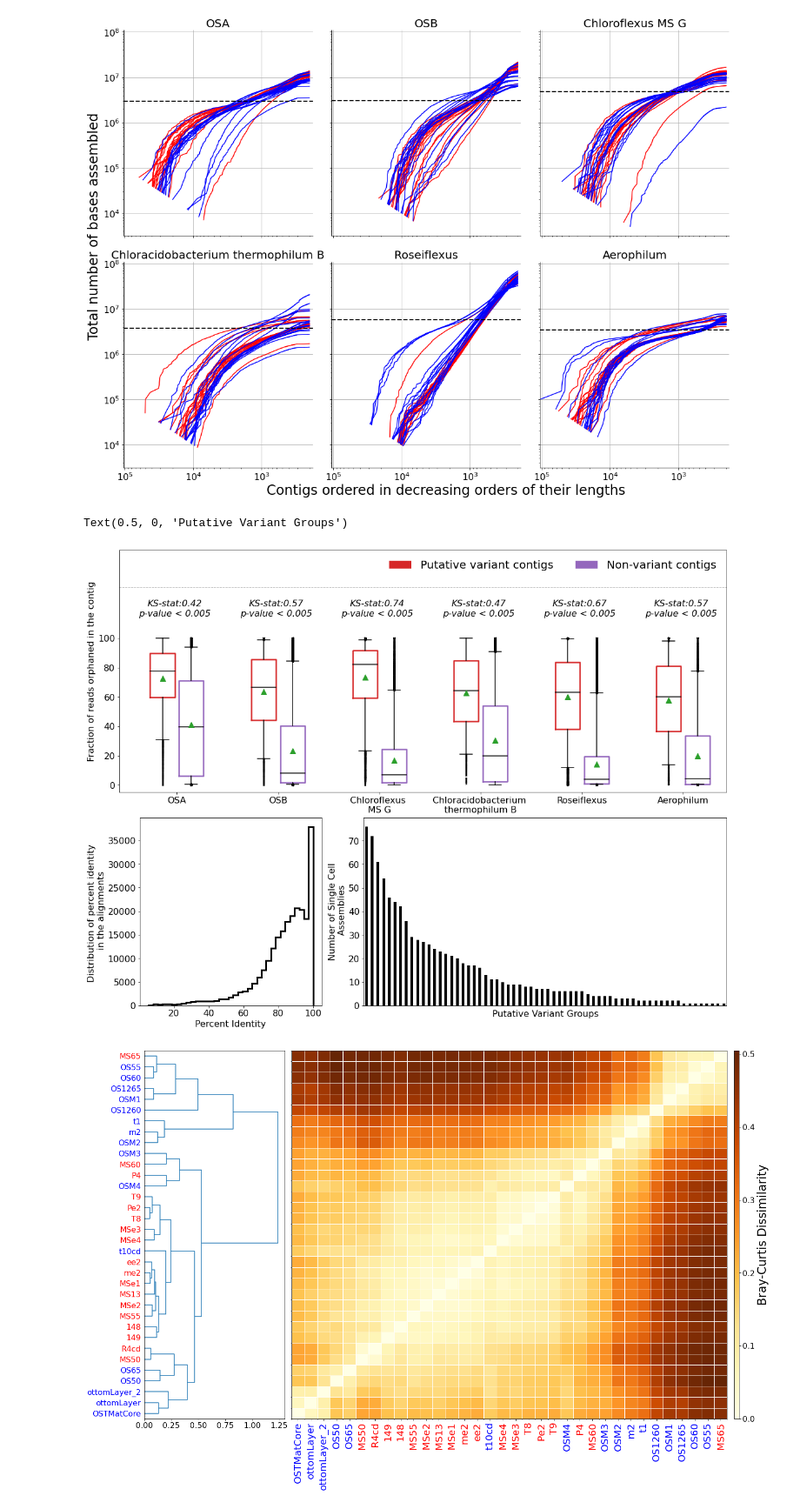
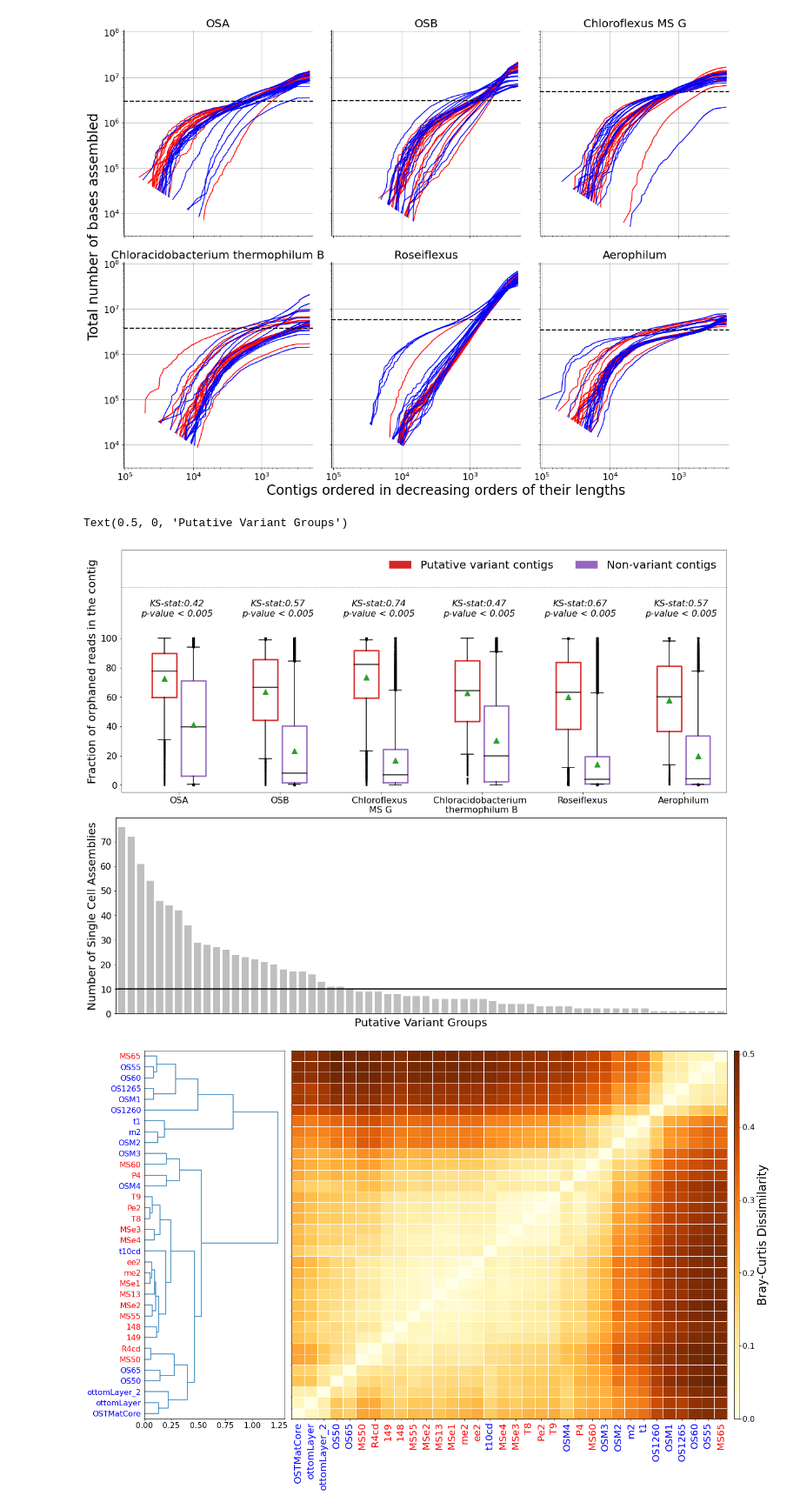
Before and after one commit to hsmurali/Hot_Springs_Analysis, a Jupyter notebook: Scripts/Synechococcus_Paper/Analysis.ipynb, the cells around one changed output. Shown at 87% size. Drawn from its saved outputs; the diff is of its cells as text; code cells hidden in the pictures.

```diff
--- a/Scripts/Synechococcus_Paper/Analysis.ipynb
+++ b/Scripts/Synechococcus_Paper/Analysis.ipynb
@@ -15,7 +15,7 @@ rcParams = {'font.size': 20,
             'axes.labelweight':'normal',
             'xtick.labelsize' : 16,
             'ytick.labelsize' : 16,
-            'axes.labelsize': 16}
+            'axes.labelsize': 20}
 
 plt.rcParams.update(rcParams)
 # %%
@@ -174,10 +174,9 @@ gs0 = fig.add_gridspec(2, 1,  height_ratios=[1.25,1])
 gs1 = gs0[0].subgridspec(1, 1)
 ax1 = fig.add_subplot(gs1[0])
 
-gs2 = gs0[1].subgridspec(1, 2, width_ratios = [1,2])
-ax2, ax3 = fig.add_subplot(gs2[0]), fig.add_subplot(gs2[1])
+gs2 = gs0[1].subgridspec(1, 1)
+ax2 = fig.add_subplot(gs2[0])
 
-min_read_count = 20
 gaps = 3.5
 counter = 0
 
@@ -197,47 +196,41 @@ for g in genomes:
 
     for i in range(0, len(positions)):
         ax1.boxplot([boxes[i]], positions=[positions[i]], whis = [5,95], widths = [0.85],
                      showfliers = True, boxprops = dict(linestyle='-', linewidth=2.5, color=c[i]),
                      flierprops = flierprops, whiskerprops = whiskerprops, capprops = capprops,
                      medianprops = medianprops, showmeans = True, meanprops = meanprops)
 
     if p_val <= 0.005: ptext = r'p-value < 0.005'
     else: ptext = r'p-value > 0.005'
     ax1.text(counter+0.85/2, 115, r'KS-stat:'+str(round(stat, 2))+'\n'+ptext, ha = 'center',
              size = 16, fontstyle = 'italic')
     xticks.append(counter+0.5)
     counter += gaps
 
 ax1.bar(-10,0,color = 'C3', label = 'Putative variant contigs')
 ax1.bar(-10,0,color = 'C4', label = 'Non-variant contigs')
 ax1.legend(ncol = 2, loc = 1, frameon = False)
 ax1.set_xticks(xticks)
 ax1.set_xticklabels(xticklabels, rotation = 0)
 ax1.set_ylim([-5, 160])
 ax1.axhline(135, color = 'black', linewidth = 0.5, linestyle = '-.')
 ax1.set_yticks(range(0, 110, 20))
-ax1.set_ylabel('Fraction of reads orphaned in the contig')
+ax1.set_ylabel('Fraction of orphaned reads in the contig')
 ax1.set_xlim([-1.5, counter-1.5])
 
-Summary['Synechococcus']['SAG.Summary.pkl']['Filtered_Alignments'][['PIdent']].plot(kind = 'hist', bins = 35,
-                                                                                    ax = ax2, histtype='step',
-                                                                                    linewidth=3,
-                                                                                    legend = False,
-                                                                                    color = 'black')
-ax2.set_xlabel('Percent Identity')
-ax2.set_ylabel('Distribution of percent identity \n in the alignments')
 
-Summary['Synechococcus']['SAG.Summary.pkl']['Group_Counts'].plot(kind = 'bar', ax = ax3, legend = False,
-                                                                 color = 'black')
-ax3.set_ylabel('Number of Single Cell\n Assemblies')
-ax3.set_xticks([])
-ax3.set_xlabel('Putative Variant Groups')
+Summary['Synechococcus']['SAG.Summary.pkl']['Group_Counts'].plot(kind = 'bar', ax = ax2, legend = False,
+                                                                 color = 'grey', alpha = 0.5, width = 0.75)
+ax2.axhline(10, linewidth = 2, color = 'black')
+ax2.set_ylabel('Number of Single Cell Assemblies')
+ax2.set_xticks([])
+ax2.set_xlabel('Putative Variant Groups')
 
 #fig.tight_layout()
 #fig.savefig('/Users/harihara/Research-Activities/Plots/Hot_Spring_Plots/Synechococcus-Paper/Orphaned_Reads.pdf')
 # %% [output]
 Text(0.5, 0, 'Putative Variant Groups')
-[figure, old version]
+[figure, new version]
 # %%
 Dist_Mat = Summary['Synechococcus']['Respresentative_Abundances.Summary.pkl']['DistMat']
 Feature_Mat = Summary['Synechococcus']['Respresentative_Abundances.Summary.pkl']['FeatMat']
```
Also changed, not shown: 6 other files.
